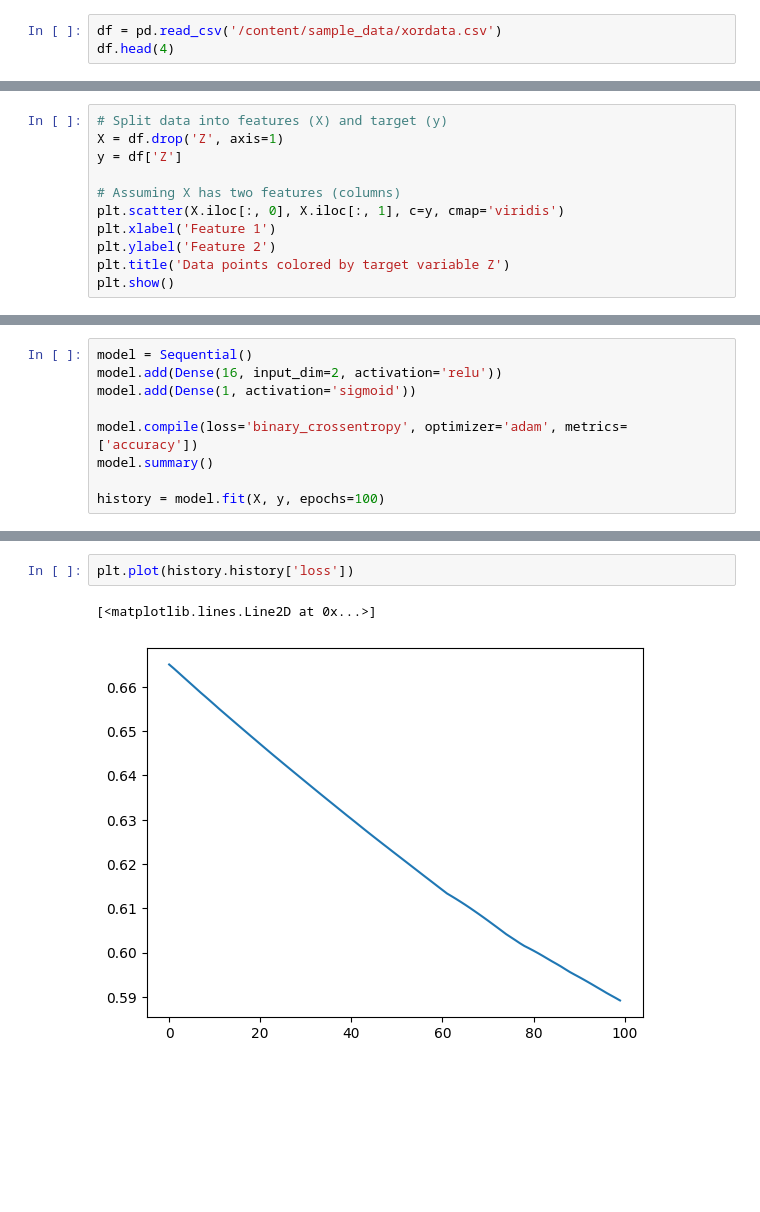
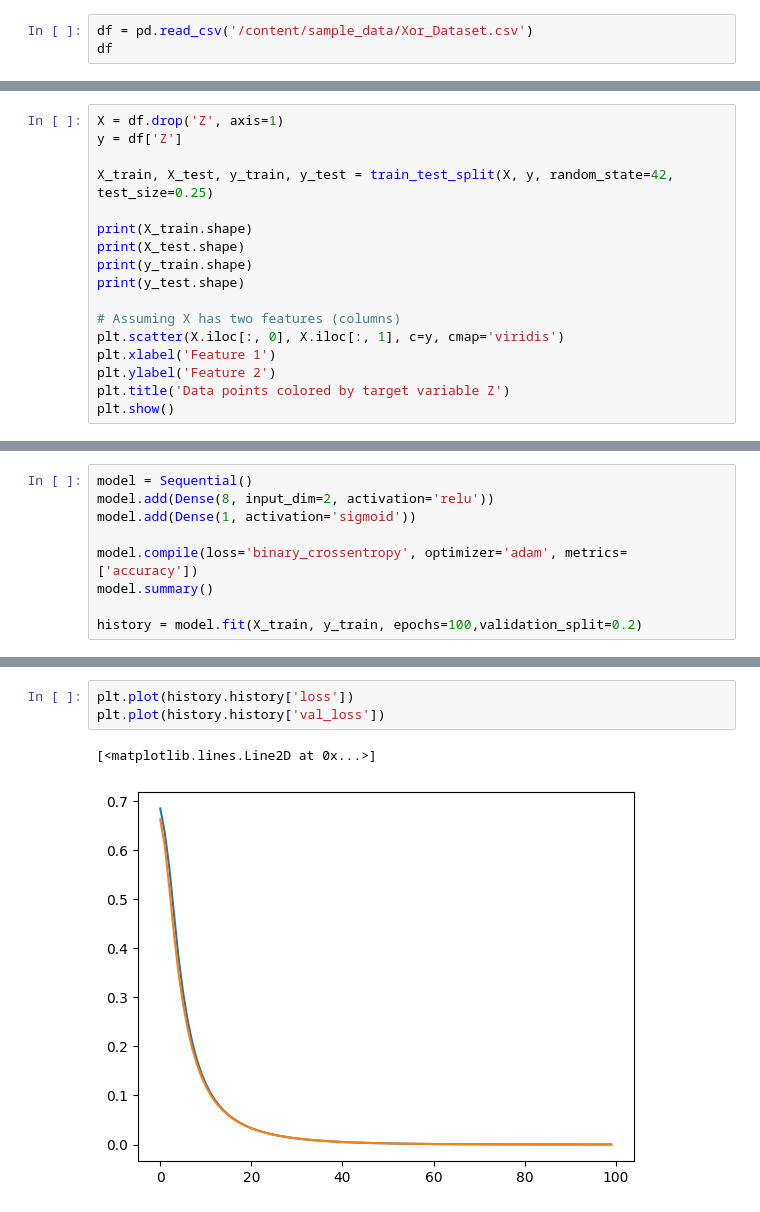
Before and after one commit to Apeksha-Shah/ML-Models, a Jupyter notebook: XORModel.ipynb, the cells around one changed output, grey strips where cells are left out. Cells and saved outputs as stored; diff of their text form; blank space fills up the shorter version.

Commit message:
Trained Model for Xor kaggle dataset using neural network

```diff
--- a/XORModel.ipynb
+++ b/XORModel.ipynb
@@ -10,6 +13,6 @@ import numpy as np
 # %%
-df = pd.read_csv('/content/sample_data/xordata.csv')
-df.head(4)
+df = pd.read_csv('/content/sample_data/Xor_Dataset.csv')
+df
 # %% [output]
 |  | X | Y | Z |
 | 0 | 0 | 0 | 0 |
@@ -19,7 +30,13 @@ df.head(4)
 # %%
-# Split data into features (X) and target (y)
 X = df.drop('Z', axis=1)
 y = df['Z']
+
+X_train, X_test, y_train, y_test = train_test_split(X, y, random_state=42, test_size=0.25)
+
+print(X_train.shape)
+print(X_test.shape)
+print(y_train.shape)
+print(y_test.shape)
 
 # Assuming X has two features (columns)
 plt.scatter(X.iloc[:, 0], X.iloc[:, 1], c=y, cmap='viridis')
@@ -31,11 +52,11 @@ plt.show()
 [figure]
 # %%
 model = Sequential()
-model.add(Dense(16, input_dim=2, activation='relu'))
+model.add(Dense(8, input_dim=2, activation='relu'))
 model.add(Dense(1, activation='sigmoid'))
 
 model.compile(loss='binary_crossentropy', optimizer='adam', metrics=['accuracy'])
 model.summary()
 
-history = model.fit(X, y, epochs=100)
+history = model.fit(X_train, y_train, epochs=100,validation_split=0.2)
 # %% [output]
@@ -75,7 +97,8 @@ plt.plot(history.history['accuracy'])
 # %%
 plt.plot(history.history['loss'])
+plt.plot(history.history['val_loss'])
 # %% [output]
 [<matplotlib.lines.Line2D at 0x...>]
-[figure, old version]
+[figure, new version]
 # %%
 from sklearn.metrics import accuracy_score
```
Also changed, not shown: parts of 7 cells of this notebook.
